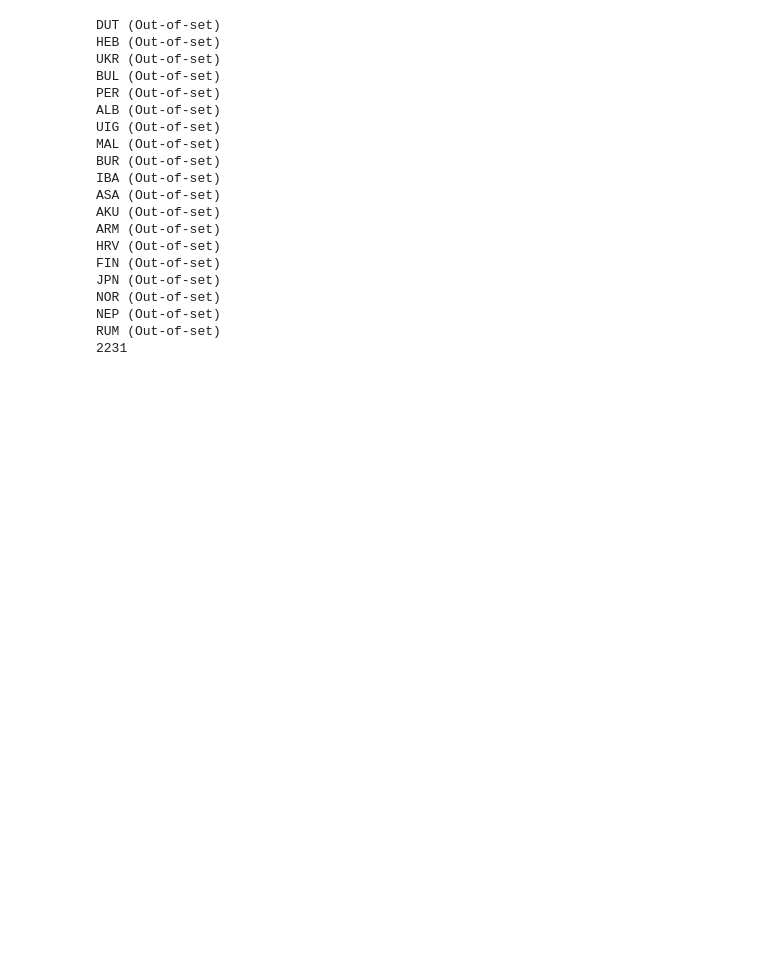
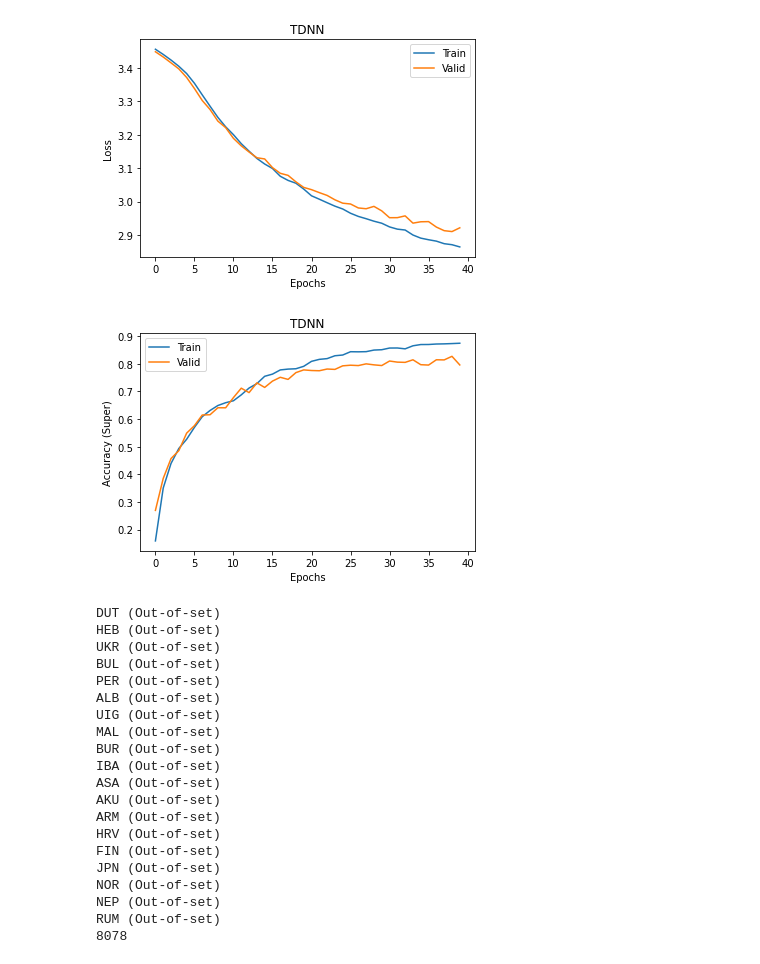
Before and after one commit to sid12399/speech-6998-lid, a Jupyter notebook: training_script.ipynb, the cells around one changed output. Saved outputs shown, nothing was run; the diff lists cells and outputs as text; code cells hidden in the pictures; blank space fills up the shorter version.

Commit message:
Ran test with 2s samples

```diff
--- a/training_script.ipynb
+++ b/training_script.ipynb
@@ -96,9 +98,9 @@ class Net(nn.Module):
     def __init__(self, in_size, num_classes):
         super().__init__()
 
-        self.layer1 = TDNN(input_dim=in_size, output_dim=256, context_size=5)
-        self.layer2 = TDNN(input_dim=256, output_dim=256, context_size=3, dilation=2)
-        self.layer3 = TDNN(input_dim=256, output_dim=256, context_size=3, dilation=3)
+        self.layer1 = TDNN(input_dim=in_size, output_dim=256, context_size=3)
+        self.layer2 = TDNN(input_dim=256, output_dim=256, context_size=3, dilation=1)
+        self.layer3 = TDNN(input_dim=256, output_dim=256, context_size=3, dilation=1)
         self.layer4 = TDNN(input_dim=256, output_dim=256, context_size=1)
         self.layer5 = TDNN(input_dim=256, output_dim=256, context_size=1)
         self.final_layer = TDNN(input_dim=256, output_dim=num_classes, context_size=1)
@@ -283,10 +285,10 @@ best_epoch = 0
 if do_training:
     print('Started Training')
 
-    for epoch in range(25):  # number of epochs
+    for epoch in range(40):  # number of epochs
         random.shuffle(train) # shuffle data every epoch
-        train_loss, train_accuracy = train_model(net, create_batches(train, 32), optimizer, criterion, device)
-        val_loss, val_accuracy = evaluate_model(net, create_batches(test, 32), criterion, device)
+        train_loss, train_accuracy = train_model(net, create_batches(train, batch_size=64), optimizer, criterion, device)
+        val_loss, val_accuracy = evaluate_model(net, create_batches(test, batch_size=64), criterion, device)
 
         train_losses.append(train_loss)
         train_accuracies.append(train_accuracy)
@@ -326,4 +328,37 @@ Best Val Loss: 3.035078191757202 at Epoch: 24
 Finished Training
+# %%
+import matplotlib.pyplot as plt
+
+
+model_name = "TDNN"
+plt.plot(train_losses, label="Train")
+plt.plot(val_losses, label="Valid")
+plt.xlabel("Epochs")
+plt.ylabel("Loss")
+plt.legend()
+plt.title(model_name)
+
+res_path = os.path.join("./", "results", str(max_sample_length))
+os.makedirs(res_path, exist_ok=True)
+plt.savefig(os.path.join(res_path, "loss_plot"))
+
+plt.show()
+
+plt.plot(train_accuracies, label="Train")
+plt.plot(val_accuracies, label="Valid")
+plt.xlabel("Epochs")
+plt.ylabel("Accuracy (Super)")
+plt.legend()
+plt.title(model_name)
+
+res_path = os.path.join("./", "results", str(max_sample_length))
+os.makedirs(res_path, exist_ok=True)
+plt.savefig(os.path.join(res_path, "accuracy_plot"))
+
+plt.show()
+# %% [output]
+[figure, added]
+[figure, added]
 # %%
 # Add out of set to test set
 
@@ -333,7 +368,7 @@ for i,lang in enumerate(out_of_set, 0):
 
     chunks = []
     for key, numpy_array in kaldiio.load_ark(filepath):
-        chunks +=  np.split(numpy_array, np.arange(max_sample_length, len(numpy_array), max_sample_length))
+        chunks +=  np.split(numpy_array, np.arange(max_sample_length, len(numpy_array), max_sample_length))[:-1]
     random.shuffle(chunks)
 
     for j in range(len(chunks)):
@@ -366,7 +401,7 @@ JPN (Out-of-set)
 NOR (Out-of-set)
 NEP (Out-of-set)
 RUM (Out-of-set)
-2231
+8078
 # %%
 net.load_state_dict(torch.load(LOAD_PATH))
 
```
Also changed, not shown: parts of 4 cells of this notebook, 3 other files.
